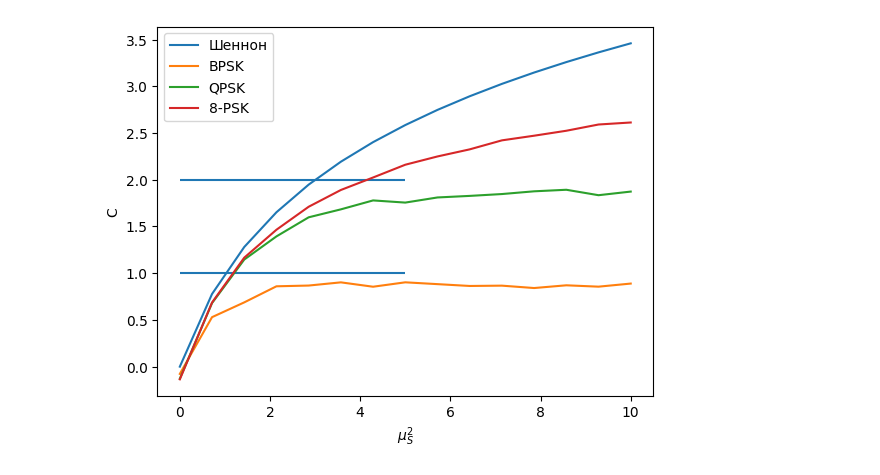
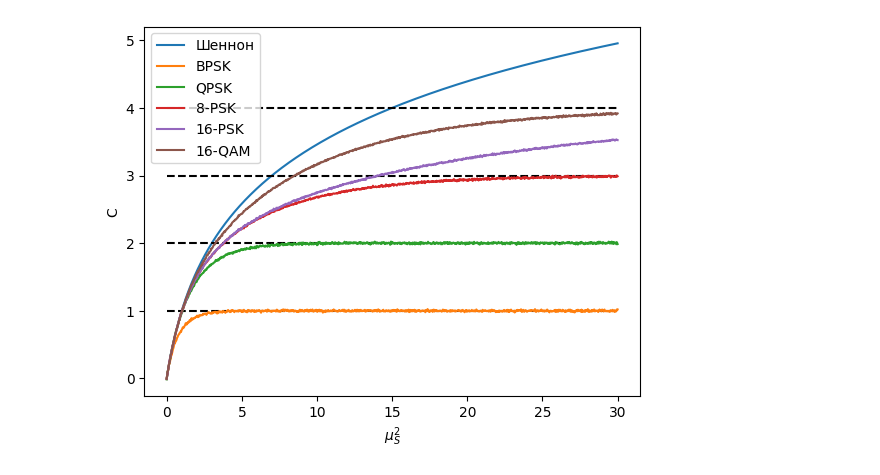
Before and after one commit to VoyakaGOD/information_theory, a Jupyter notebook: soft_decisions.ipynb, the cells around one changed output. Drawn from its saved outputs; the diff is of its cells as text; code cells hidden in the pictures.

```diff
--- a/soft_decisions.ipynb
+++ b/soft_decisions.ipynb
@@ -27,20 +27,30 @@ class ComplexNormalDistribution(Distribution):
         Y = np.random.normal(0, self.sigma, size)
         return X + 1j*Y
 
+class Constellation(Distribution):
+    def __init__(self, symbols : list[complex]):
+        self.symbols = symbols
+        self.M = len(symbols)
+
+    def __call__(self, size = 1):
+        return np.random.choice(self.symbols, size)
+
 # Численно находит плотности распределения в заданных точках
-def get_density(sample : np.ndarray, k : int):
+# C - созвездие, для которого ищем плотность
+# 2sigma^2 - дисперсия шума в AWGN канале
+def get_density(sample : np.ndarray, C : Constellation, sigma : float):
     N = len(sample)
-    # Матрица расстояний
-    distances = np.abs(sample[:, np.newaxis] - sample[np.newaxis, :])
-    sorted_distances = np.sort(distances, axis=1)
-    # расстояние до k-ой ближайшей точки
-    epsilon_k = sorted_distances[:, k]
-    rho = k / (N * np.pi * epsilon_k * epsilon_k)
+    y = sample[:, np.newaxis]
+    symbols = np.array(C.symbols)[np.newaxis, :]
+    disp = 2*sigma*sigma
+    distances2 = np.abs(y - symbols)**2
+    rho = np.sum(np.exp(-distances2 / disp), axis=1) / (C.M * np.pi * disp)
     return rho
 
-# находит дифференциальную энтропию как -E[log(rho(x))] методом Монте-Карло, учитывая k-го соседа для вычисления плотности
-def h(sample : np.ndarray, k : int):
-    return -float(np.sum(np.log2(get_density(sample, k)))) / len(sample)
+# находит дифференциальную энтропию как -E[log(rho(x))] методом Монте-Карло,
+# учитывая точную плотность распределения выходного сигнала
+def h(sample : np.ndarray, C : Constellation, sigma : float):
+    return -float(np.sum(np.log2(get_density(sample, C, sigma)))) / len(sample)
 
 # Y = C + N, N ~ ComplexNormalDistribution
 class AWGNChannel:
@@ -49,51 +59,78 @@ class AWGNChannel:
         self.sigma = sigma
 
     # вычисление взаимной информации I(C,Y)
-    def get_I(self, C : Distribution):
-        return h(self.get_Y(C, 5000), 200) - np.log2(2*np.pi*np.e*self.sigma*self.sigma)
+    def get_I(self, C : Constellation):
+        return h(self.get_Y(C, 25000), C, self.sigma) - np.log2(2*np.pi*np.e*self.sigma*self.sigma)
 
     # возвращает sample выходного распределения размера size
     def get_Y(self, C : Distribution, size = 1):
         return C(size) + self.N(size)
-
-class Constellation(Distribution):
-    def __init__(self, symbols : list[complex]):
-        self.symbols = symbols
-    def __call__(self, size = 1):
-        return np.random.choice(self.symbols, size)
 
 channel = AWGNChannel(1/sqrt(2)) # mu_s^2 = E[C^2]
 
 def BPSK_C(mu_s2 : float):
     mu_s = sqrt(mu_s2)
     BPSK = Constellation([-mu_s, mu_s])
     return channel.get_I(BPSK)
 
 def QPSK_C(mu_s2 : float):
     mu_s = sqrt(mu_s2)
     BPSK = Constellation([-mu_s, mu_s, -1j*mu_s, 1j*mu_s])
     return channel.get_I(BPSK)
 
 def PSK8_C(mu_s2 : float):
     mu_s = sqrt(mu_s2)
     PSK8 = Constellation([np.exp(1j*2*np.pi*k/8)*mu_s for k in range(8)])
     return channel.get_I(PSK8)
 
+def PSK16_C(mu_s2 : float):
+    mu_s = sqrt(mu_s2)
+    PSK16 = Constellation([np.exp(1j*2*np.pi*k/16)*mu_s for k in range(16)])
+    return channel.get_I(PSK16)
+
+def QAM16_C(mu_s2: float):
+    mu_s = sqrt(mu_s2)
+    levels = np.array([-3, -1, 1, 3], dtype=float)
+    levels *= mu_s / sqrt(10)
+    symbols = [i + 1j*q for i in levels for q in levels]
+    QAM16 = Constellation(symbols)
+    return channel.get_I(QAM16)
+
 def xarg(func, args):
-    result = []
-    for arg in args:
-        result.append(func(arg))
-    return result
+    return [func(arg) for arg in args]
 
-mu2 = np.linspace(0, 10, 15)
+mu2 = np.linspace(0, 30, 1000)
 plt.plot(mu2, max_C(mu2), label="Шеннон")
-plt.hlines([1, 2], 0, 5)
+plt.hlines([1, 2, 3, 4], 0, 30, "#000000", "dashed") # type: ignore
 plt.plot(mu2, xarg(BPSK_C, mu2), label="BPSK")
 plt.plot(mu2, xarg(QPSK_C, mu2), label="QPSK")
 plt.plot(mu2, xarg(PSK8_C, mu2), label="8-PSK")
+plt.plot(mu2, xarg(PSK16_C, mu2), label="16-PSK")
+plt.plot(mu2, xarg(QAM16_C, mu2), label="16-QAM")
 plt.xlabel(r"$\mu_S^2$")
 plt.ylabel("C")
 plt.legend()
 plt.show()
+
+def draw_constellation(C : Constellation, name : str):
+    symbols = np.array(C.symbols)
+    plt.scatter(symbols.real, symbols.imag, color="blue", s=50)
+    plt.xlabel("Re")
+    plt.ylabel("Im")
+    plt.title(name)
+    plt.grid(True)
+    plt.axis("equal")
+    plt.show()
+
+def get_M_PSK(M : int):
+    return Constellation([np.exp(1j*2*np.pi*k/M) for k in range(M)])
+
+def get_16_QAM():
+    levels = np.array([-3, -1, 1, 3], dtype=float)
+    symbols = [(i + 1j*q) / sqrt(10) for i in levels for q in levels]
+    return Constellation(symbols)
+
+draw_constellation(get_M_PSK(16), "16-PSK")
+draw_constellation(get_16_QAM(), "16-QAM")
 # %% [output]
-[figure, old version]
+[figure, new version]
```
Also changed, not shown: parts of 6 cells of this notebook.
